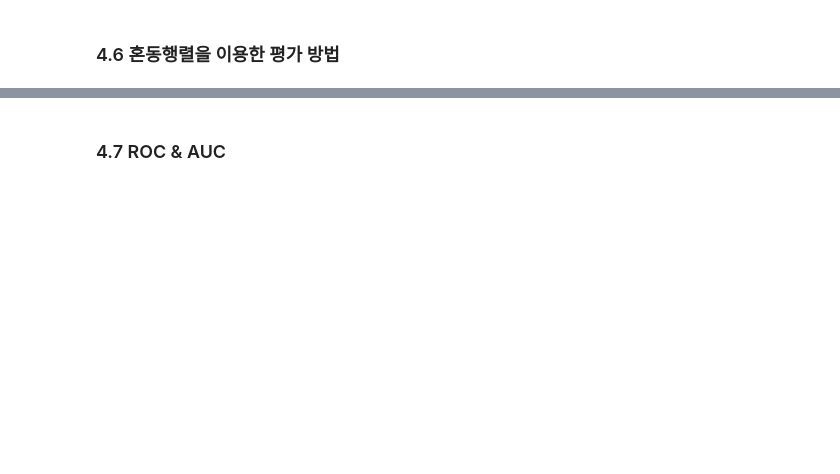
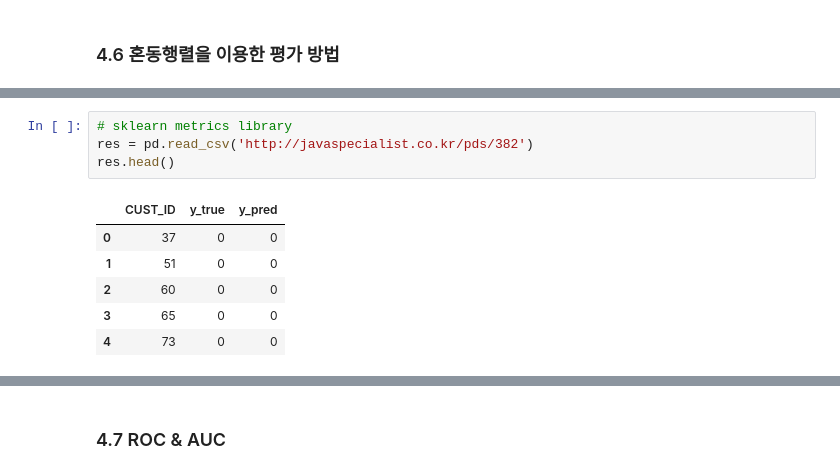
Before and after one commit to lucio-karin0506/SaltLux-Project, a Jupyter notebook: Machine Learning/Machine learning lecture/3장. 분류분석.ipynb, the cells around one changed output, grey strips where cells are left out. Saved outputs shown, nothing was run; the diff lists cells and outputs as text; blank space fills up the shorter version.

```diff
--- a/Machine Learning/Machine learning lecture/3장. 분류분석.ipynb
+++ b/Machine Learning/Machine learning lecture/3장. 분류분석.ipynb
@@ -307,0 +454,11 @@ array([[0, 0, 0, ..., 0, 0, 0],
+# %%
+# sklearn metrics library
+res = pd.read_csv('http://javaspecialist.co.kr/pds/382')
+res.head()
+# %% [output]
+|  | CUST_ID | y_true | y_pred |
+| 0 | 37 | 0 | 0 |
+| 1 | 51 | 0 | 0 |
+| 2 | 60 | 0 | 0 |
+| 3 | 65 | 0 | 0 |
+| 4 | 73 | 0 | 0 |
```
Also changed, not shown: parts of 28 cells of this notebook, 1 other file.
